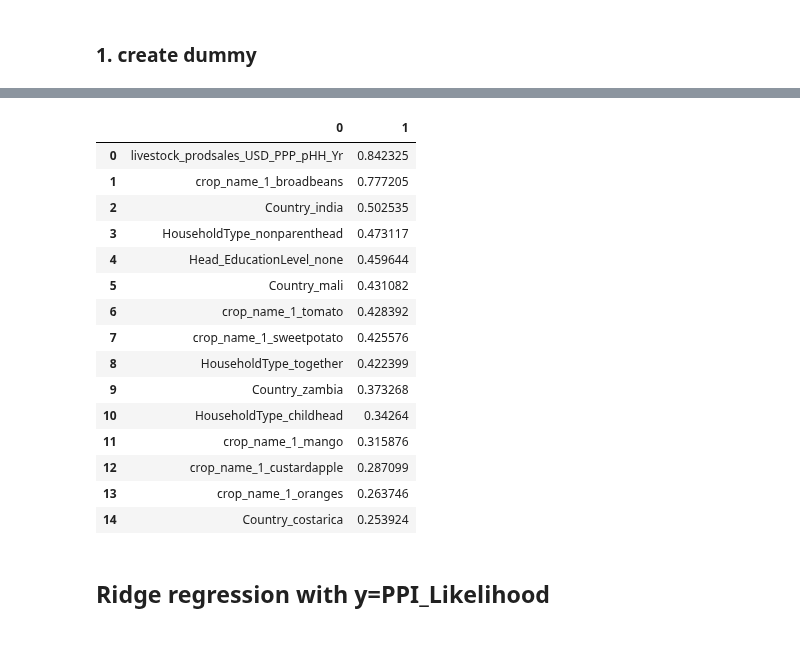
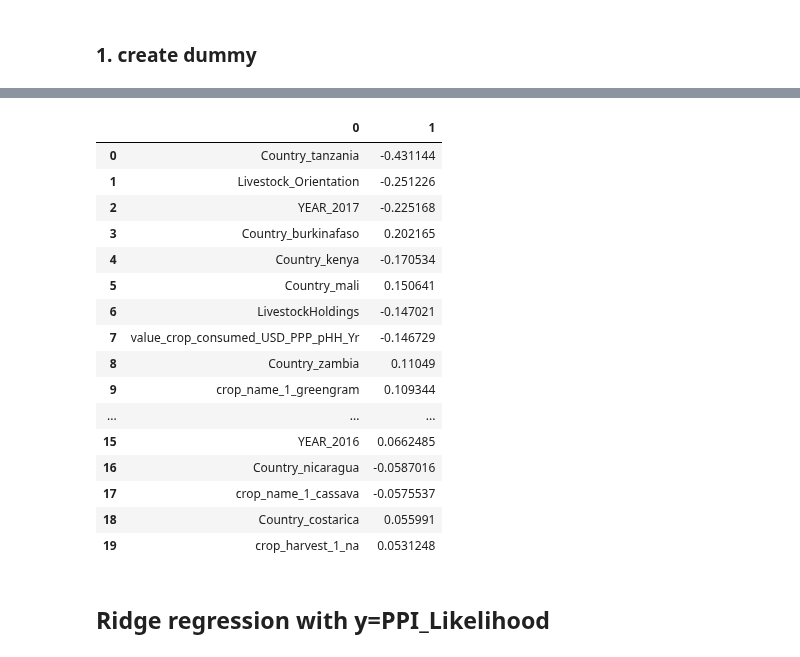
Before and after one commit to laporpe/STA_208, a Jupyter notebook: finalized_code/Ridge_reg.ipynb, the cells around one changed output, grey strips where cells are left out. Cells and saved outputs as stored; diff of their text form; code cells hidden in the pictures.

```diff
--- a/finalized_code/Ridge_reg.ipynb
+++ b/finalized_code/Ridge_reg.ipynb
@@ -116,6 +90,6 @@ def get_dummyXs_y(df, y_var):
 
     return newX, y
 # %%
-X_market_ridge = get_dummyXs_y(market_data, "Market_Orientation")[0]
-y_market_ridge = get_dummyXs_y(market_data, "Market_Orientation")[1]
+X_market = get_dummyXs_y(market_data, "Market_Orientation")[0]
+y_market = get_dummyXs_y(market_data, "Market_Orientation")[1]
 # %%
@@ -173,0 +143,4 @@ array([-3.49784197e-03, -3.22714077e-02, -2.08077846e-03, -2.64679825e-02,
+# %%
+betas = rir.coef_
+max5_index = [list(abs(betas)).index(x) for x in np.sort(abs(betas))[::-1][:20]]
+min5_index = [list(abs(betas)).index(x) for x in np.sort(abs(betas))[:5]]
@@ -174,24 +170,23 @@ array([-3.49784197e-03, -3.22714077e-02, -2.08077846e-03, -2.64679825e-02,
 # %%
-feature_imp  = pd.DataFrame([X_train.columns, rir.coef_]).T
+feature_imp_mo  = pd.DataFrame([X_train.columns[max5_index], betas[max5_index]]).T
+feature_imp_mo
+# %% [output]
+|  | 0 | 1 |
+| 0 | Country_tanzania | -0.431144 |
+| 1 | Livestock_Orientation | -0.251226 |
+| 2 | YEAR_2017 | -0.225168 |
+| 3 | Country_burkinafaso | 0.202165 |
+| 4 | Country_kenya | -0.170534 |
+| 5 | Country_mali | 0.150641 |
+| 6 | LivestockHoldings | -0.147021 |
+| 7 | value_crop_consumed_USD_PPP_pHH_Yr | -0.146729 |
+| 8 | Country_zambia | 0.11049 |
+| 9 | crop_name_1_greengram | 0.109344 |
+| ... | ... | ... |
+| 15 | YEAR_2016 | 0.0662485 |
+| 16 | Country_nicaragua | -0.0587016 |
+| 17 | crop_name_1_cassava | -0.0575537 |
+| 18 | Country_costarica | 0.055991 |
+| 19 | crop_harvest_1_na | 0.0531248 |
-# %%
-feature_imp = feature_imp.sort_values(by = 1,ascending = False).reset_index(drop = True)
-feature_imp.iloc[0:15,:]
-# %% [output]
-|  | 0 | 1 |
-| 0 | livestock_prodsales_USD_PPP_pHH_Yr | 0.842325 |
-| 1 | crop_name_1_broadbeans | 0.777205 |
-| 2 | Country_india | 0.502535 |
-| 3 | HouseholdType_nonparenthead | 0.473117 |
-| 4 | Head_EducationLevel_none | 0.459644 |
-| 5 | Country_mali | 0.431082 |
-| 6 | crop_name_1_tomato | 0.428392 |
-| 7 | crop_name_1_sweetpotato | 0.425576 |
-| 8 | HouseholdType_together | 0.422399 |
-| 9 | Country_zambia | 0.373268 |
-| 10 | HouseholdType_childhead | 0.34264 |
-| 11 | crop_name_1_mango | 0.315876 |
-| 12 | crop_name_1_custardapple | 0.287099 |
-| 13 | crop_name_1_oranges | 0.263746 |
-| 14 | Country_costarica | 0.253924 |
 # %% [markdown]
 ## Ridge regression with y=PPI_Likelihood
```
Also changed, not shown: parts of 46 cells of this notebook.
